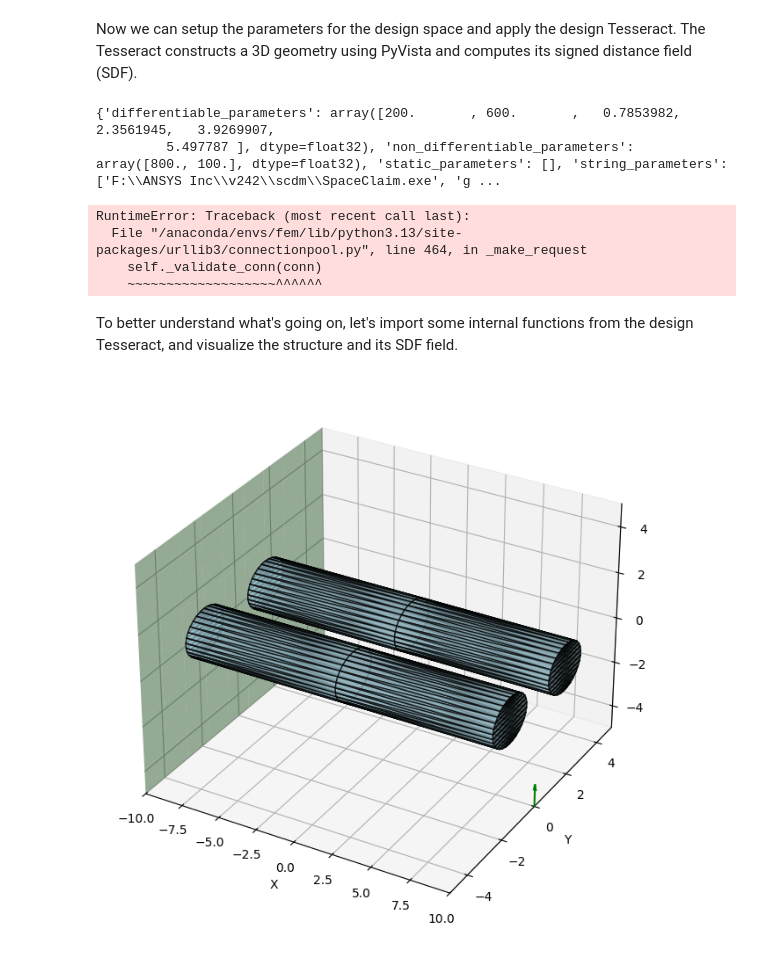
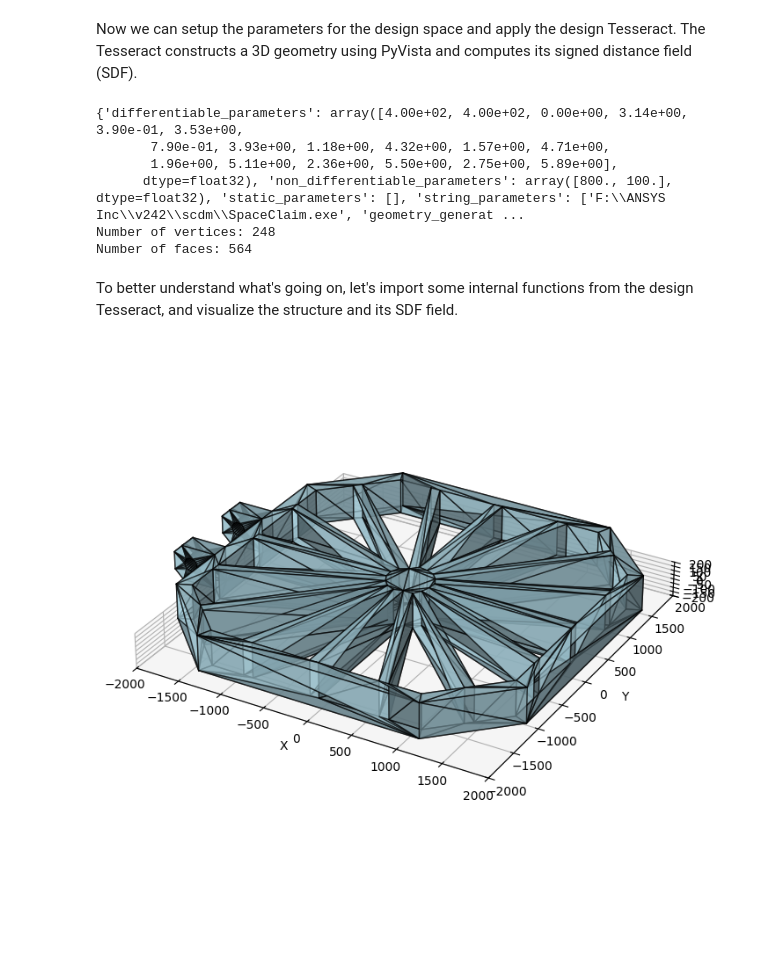
Before and after one commit to pasteurlabs/tesseract-jax, a Jupyter notebook: examples/ansys/optim_grid.ipynb, the cells around one changed output. Drawn from its saved outputs; the diff is of its cells as text; code cells hidden in the pictures.

```diff
--- a/examples/ansys/optim_grid.ipynb
+++ b/examples/ansys/optim_grid.ipynb
@@ -47,17 +51,26 @@ stl_tess = Tesseract.from_url(url)
 # %% [markdown]
 Now we can setup the parameters for the design space and apply the design Tesseract. The Tesseract constructs a 3D geometry using PyVista and computes its signed distance field (SDF).
 # %%
-Lx, Ly, Lz = 20.0, 10.0, 10.0
 Nx, Ny, Nz = 200, 100, 100
+Lx, Ly, Lz = 4000, 4000, 400
 
 grid_fin_params = {
     "angular_positions": jnp.array(
-        [[jnp.pi / 4, 3 * jnp.pi / 4], [5 * jnp.pi / 4, 7 * jnp.pi / 4]]
+        [
+            [0, 3.14],
+            [0.39, 3.53],
+            [0.79, 3.93],
+            [1.18, 4.32],
+            [1.57, 4.71],
+            [1.96, 5.11],
+            [2.36, 5.50],
+            [2.75, 5.89],
+        ]
     ),
     "plane_height": 800,
     "plane_thickness": 100,
-    "cuttin_plane_1": 200,
-    "cuttin_plane_2": 600,
+    "cuttin_plane_1": 400,
+    "cuttin_plane_2": 400,
 }
 
 # lets create a flat parameter array from the grid fin params
@@ -80,12 +93,13 @@ non_diffable_paramas = jnp.array(
 
 design_inputs = {
     "non_differentiable_parameters": non_diffable_paramas,
-    "static_parameters": [],
+    "static_parameters": jnp.array([], dtype=jnp.int32),
     "string_parameters": [
         "F:\\ANSYS Inc\\v242\\scdm\\SpaceClaim.exe",
         "geometry_generation.scscript",
     ],
     "mesh_tesseract": TesseractReference(stl_tess),
+    "grid_center": [0.0, 0.0, 200.0],
     "grid_size": [Lx, Ly, Lz],
     "grid_elements": [Nx, Ny, Nz],
 }
@@ -112,15 +126,13 @@ mesh = {
     "points": points,
     "faces": faces,
 }
-
-print("SDF shape:", sdf.shape)
 # %% [output]
-{'differentiable_parameters': array([200.       , 600.       ,   0.7853982,   2.3561945,   3.9269907,
-         5.497787 ], dtype=float32), 'non_differentiable_parameters': array([800., 100.], dtype=float32), 'static_parameters': [], 'string_parameters': ['F:\\ANSYS Inc\\v242\\scdm\\SpaceClaim.exe', 'g ...
+{'differentiable_parameters': array([4.00e+02, 4.00e+02, 0.00e+00, 3.14e+00, 3.90e-01, 3.53e+00,
+       7.90e-01, 3.93e+00, 1.18e+00, 4.32e+00, 1.57e+00, 4.71e+00,
+       1.96e+00, 5.11e+00, 2.36e+00, 5.50e+00, 2.75e+00, 5.89e+00],
+      dtype=float32), 'non_differentiable_parameters': array([800., 100.], dtype=float32), 'static_parameters': [], 'string_parameters': ['F:\\ANSYS Inc\\v242\\scdm\\SpaceClaim.exe', 'geometry_generat ...
+Number of vertices: 248
+Number of faces: 564
-RuntimeError: Traceback (most recent call last):
-  File "/anaconda/envs/fem/lib/python3.13/site-packages/urllib3/connectionpool.py", line 464, in _make_request
-    self._validate_conn(conn)
-    ~~~~~~~~~~~~~~~~~~~^^^^^^
 # %% [markdown]
 To better understand what's going on, let's import some internal functions from the design Tesseract, and visualize the structure and its SDF field.
 # %%
@@ -134,54 +146,43 @@ def plot_mesh(mesh: dict, save_path: str | None = None) -> None:
     fig = plt.figure(figsize=(10, 8))
     ax = fig.add_subplot(111, projection="3d")
     ax.plot_trisurf(
         mesh["points"][:, 0],
         mesh["points"][:, 1],
         mesh["points"][:, 2],
         triangles=mesh["faces"],
         alpha=0.7,
         antialiased=True,
         color="lightblue",
         edgecolor="black",
     )
 
-    # plane on x=0 to visualize dirichlet boundary
-    yy, zz = jnp.meshgrid(
-        jnp.linspace(-Ly / 2, Ly / 2, 10), jnp.linspace(-Ly / 2, Ly / 2, 10)
-    )
-    xx = -jnp.ones_like(yy) * Lx / 2
-    ax.plot_surface(xx, yy, zz, alpha=0.4, color="green")
-
     ax.set_xlim(-Lx / 2, Lx / 2)
     ax.set_ylim(-Ly / 2, Ly / 2)
     ax.set_zlim(-Lz / 2, Lz / 2)
+
+    # set equal aspect ratio
+    ax.set_box_aspect(
+        (
+            (Lx) / (Ly),
+            1,
+            (Lz) / (Ly),
+        )
+    )
 
     # x axis label
     ax.set_xlabel("X")
     ax.set_ylabel("Y")
     ax.set_zlabel("Z")
-
-    # green arrow on bottom right to indicate force direction
-    ax.quiver(
-        Lx / 2,
-        0,
-        -Lz / 2,
-        0,
-        0,
-        1,
-        length=1.0,
-        color="green",
-        arrow_length_ratio=0.3,
-    )
 
     if save_path:
         # avoid showing the plot in notebook
         plt.savefig(save_path)
         plt.close(fig)
 
 
 plot_mesh(mesh)
 # %% [output]
-[figure, old version]
+[figure, new version]
 # %%
 from mpl_toolkits.axes_grid1 import make_axes_locatable
 
```
Also changed, not shown: parts of 7 cells of this notebook, 5 other files.
